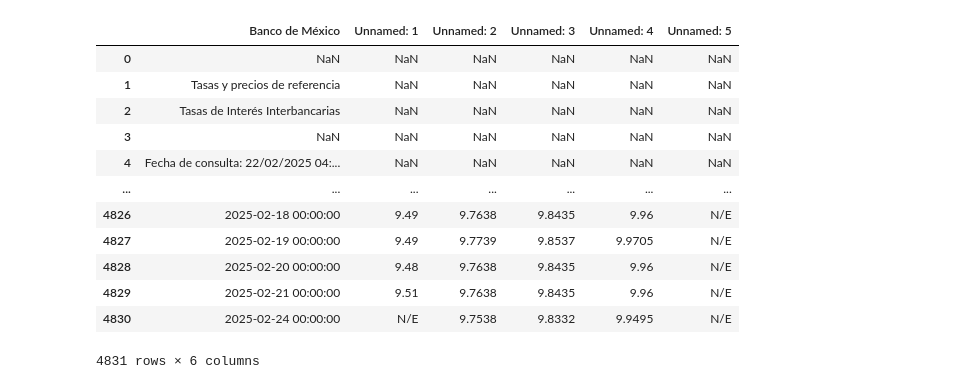
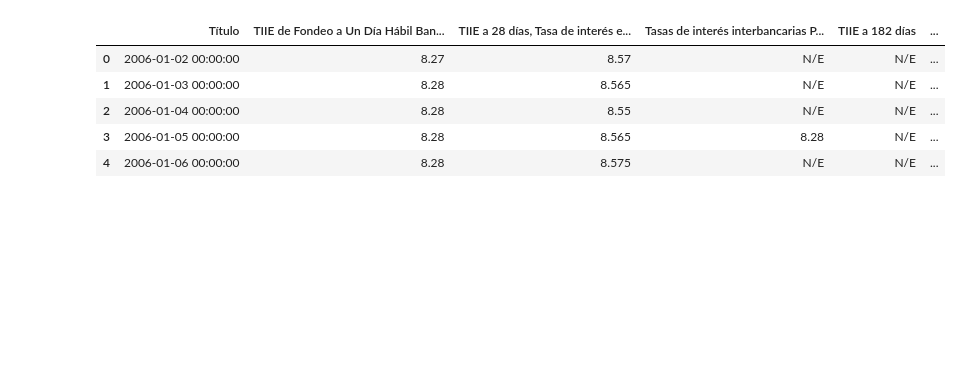
Before and after one commit to heritaco/Data-Mining, a Jupyter notebook: 03-Tasas-de-Interes-al-Consumo/02-explore-data.ipynb, the cells around one changed output. Saved outputs shown, nothing was run; the diff lists cells and outputs as text; code cells hidden in the pictures; blank space fills up the shorter version.

```diff
--- a/03-Tasas-de-Interes-al-Consumo/02-explore-data.ipynb
+++ b/03-Tasas-de-Interes-al-Consumo/02-explore-data.ipynb
@@ -29,17 +1,40 @@ df11 = dataframes['df11']
+# %%
+import os
+import pandas as pd
+
+directory = r'Datos\\Series-csv'
+
+# !!!!!!!!!!!!!! Tenia un codigo muy feo y le pedi a chat ayuda para que se viera mas bonito !!!!!!!!!!!!!!
+
+# Dictionary to store dataframes
+dataframes = {}
+
+# Iterate over all files in the directory
+for i, filename in enumerate(os.listdir(directory), start=1):
+    file_path = os.path.join(directory, filename)
+    dataframes[f'df{i}'] = pd.read_csv(file_path)
+
+# Extract specific dataframes
+dfs = [dataframes[f'df{i}'] for i in range(1, 12)] # Hay 11 archivos
+
+# Function to clean dataframe
+def clean_dataframe(df):
+    df = df.drop([0, 1, 2, 3, 4, 5, 6, 7, 9, 10, 11, 12, 13, 14, 15, 16]).reset_index(drop=True) # Solo usan la fila 8, borro hasta que hay datos y reseteo el index
+    df.columns = df.iloc[0] # La primera fila es el nombre de las columnas
+    return df.drop([0]).reset_index(drop=True) # Borro la primera fila y reseteo el index
+
+# Clean all dataframes
+dfs = [clean_dataframe(df) for df in dfs]
+
+# Assign cleaned dataframes back to individual variables
+df1, df2, df3, df4, df5, df6, df7, df8, df9, df10, df11 = dfs
 # %%
-df1
+df1.head()
 # %% [output]
-|  | Banco de México | Unnamed: 1 | Unnamed: 2 | Unnamed: 3 | Unnamed: 4 | Unnamed: 5 |
-| 0 | NaN | NaN | NaN | NaN | NaN | NaN |
-| 1 | Tasas y precios de referencia | NaN | NaN | NaN | NaN | NaN |
-| 2 | Tasas de Interés Interbancarias | NaN | NaN | NaN | NaN | NaN |
-| 3 | NaN | NaN | NaN | NaN | NaN | NaN |
-| 4 | Fecha de consulta: 22/02/2025 04:... | NaN | NaN | NaN | NaN | NaN |
-| ... | ... | ... | ... | ... | ... | ... |
-| 4826 | 2025-02-18 00:00:00 | 9.49 | 9.7638 | 9.8435 | 9.96 | N/E |
-| 4827 | 2025-02-19 00:00:00 | 9.49 | 9.7739 | 9.8537 | 9.9705 | N/E |
-| 4828 | 2025-02-20 00:00:00 | 9.48 | 9.7638 | 9.8435 | 9.96 | N/E |
-| 4829 | 2025-02-21 00:00:00 | 9.51 | 9.7638 | 9.8435 | 9.96 | N/E |
-| 4830 | 2025-02-24 00:00:00 | N/E | 9.7538 | 9.8332 | 9.9495 | N/E |
+|  | Título | TIIE de Fondeo a Un Día Hábil Ban... | TIIE a 28 días, Tasa de interés e... | Tasas de interés interbancarias P... | TIIE a 182 días | ... |
+| 0 | 2006-01-02 00:00:00 | 8.27 | 8.57 | N/E | N/E | ... |
+| 1 | 2006-01-03 00:00:00 | 8.28 | 8.565 | N/E | N/E | ... |
+| 2 | 2006-01-04 00:00:00 | 8.28 | 8.55 | N/E | N/E | ... |
+| 3 | 2006-01-05 00:00:00 | 8.28 | 8.565 | 8.28 | N/E | ... |
+| 4 | 2006-01-06 00:00:00 | 8.28 | 8.575 | N/E | N/E | ... |
-4831 rows × 6 columns
 # %%
```
Also changed, not shown: parts of 11 cells of this notebook, 5 other files.
